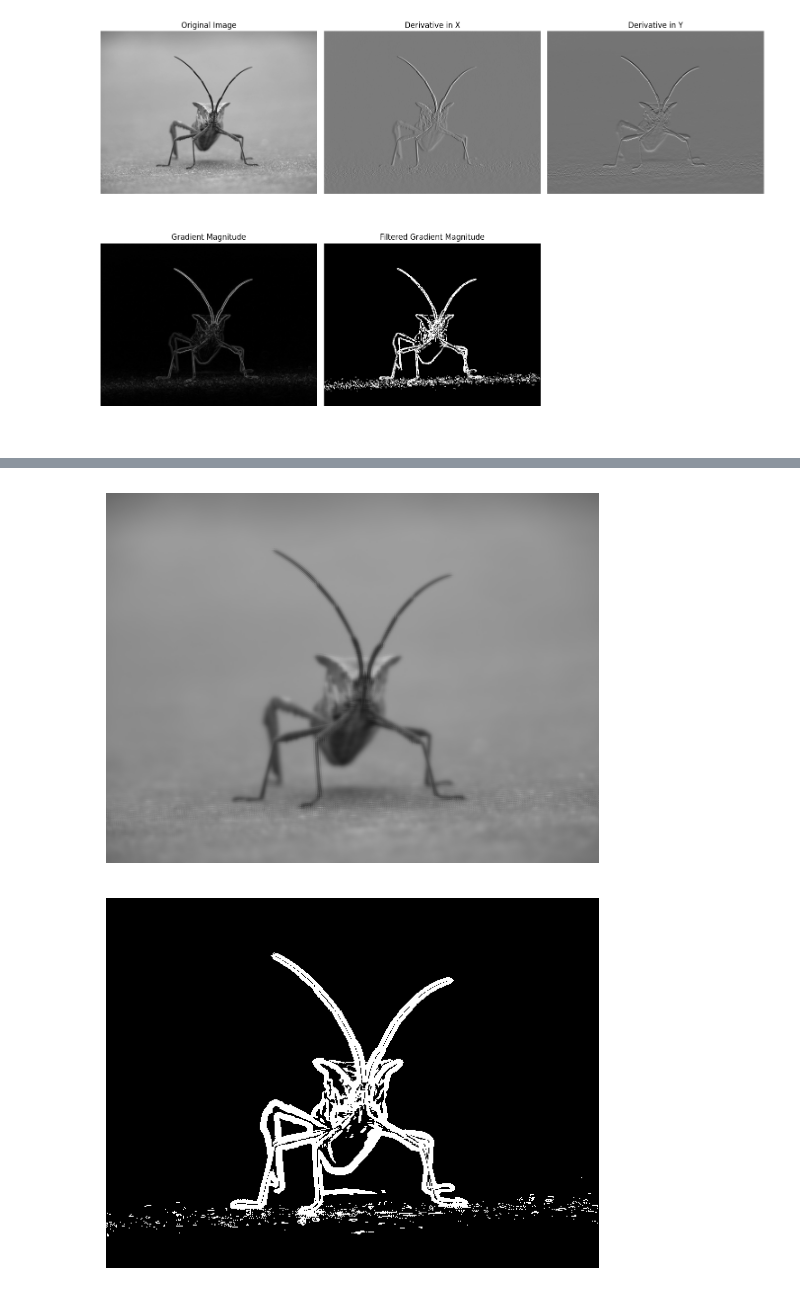
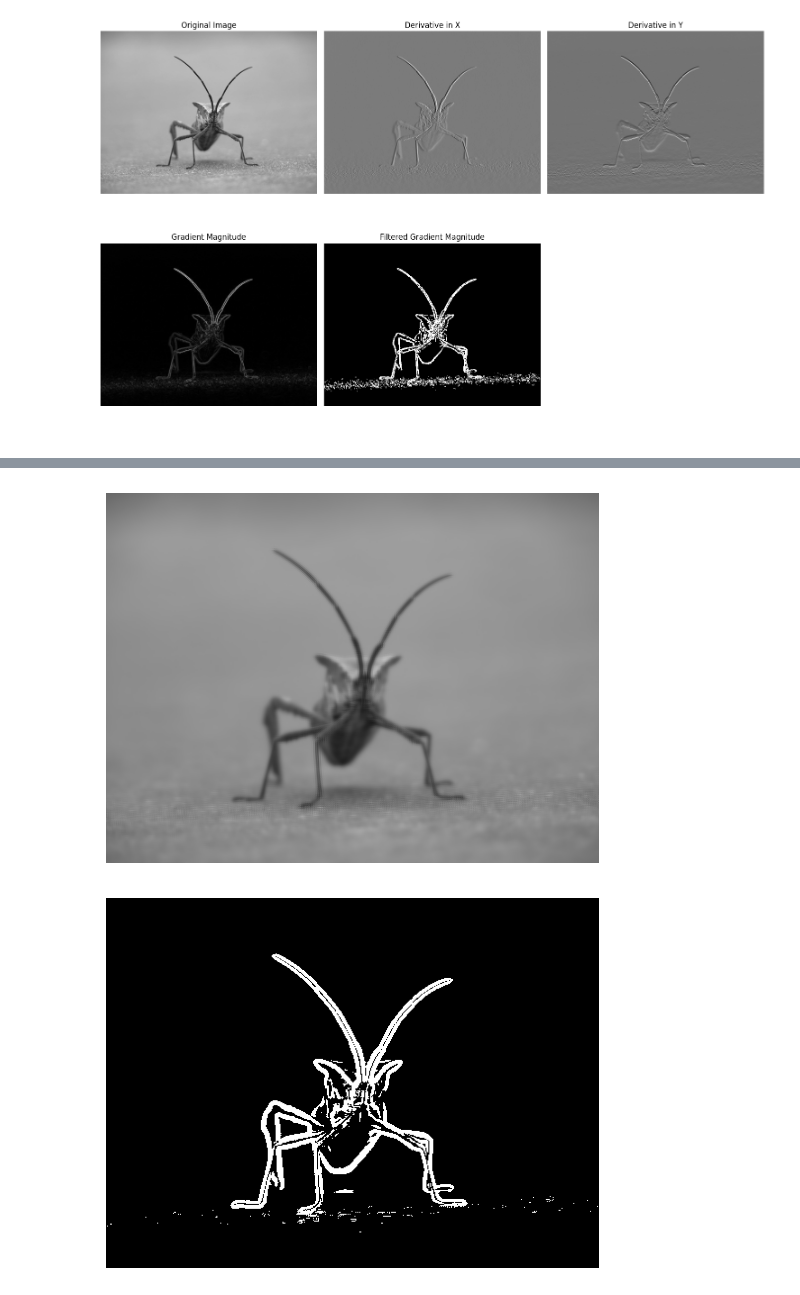
Before and after one commit to SigurdRiseth/Edge-Detection, a Jupyter notebook: edge_detection.ipynb, the cells around one changed output, grey strips where cells are left out. Drawn from its saved outputs; the diff is of its cells as text; code cells hidden in the pictures.

```diff
--- a/edge_detection.ipynb
+++ b/edge_detection.ipynb
@@ -95,35 +101,35 @@ for _ in range(iterations):
     # Calculate f_yy
     f_yy = np.zeros_like(img)
     f_yy[:, 1:-1] = (f_y[:, 2:] - f_y[:, :-2]) / (2 * deltaX)
 
     # Update the image using the heat equation
     img += deltaT * (f_xx + f_yy)
 
 # Clip values to the valid range and convert to uint8
 img = np.clip(img, 0, 255).astype(np.uint8)
 
 # Display the resulting image
 plt.imshow(img, cmap='gray')
 plt.axis('off')  # Turn off axis
 plt.show()
 
 # Calculate the magnitude of the gradient vectors
 fgradabs = np.sqrt(f_x**2 + f_y**2)
 
 # Normalize the gradient magnitude values to [0, 1]
 fgradabs_normalized = fgradabs / np.max(fgradabs)
 
 # Filter out fgradabs_normalized values that are less than the threshold
-threshold = 0.1
+threshold = 0.15
 fgradabs_normalized_filtered = np.where(fgradabs_normalized > threshold, 1.0, 0.0)
 
 # Display the filtered gradient magnitude
 plt.imshow(fgradabs_normalized_filtered, cmap='gray')
 plt.axis('off')  # Turn off axis
 plt.show()
 # %% [output]
 [figure]
-[figure, old version]
+[figure, new version]
 # %% [markdown]
 ## Perona-Malik eqation for diffusion
 
```
Also changed, not shown: parts of 4 cells of this notebook.
